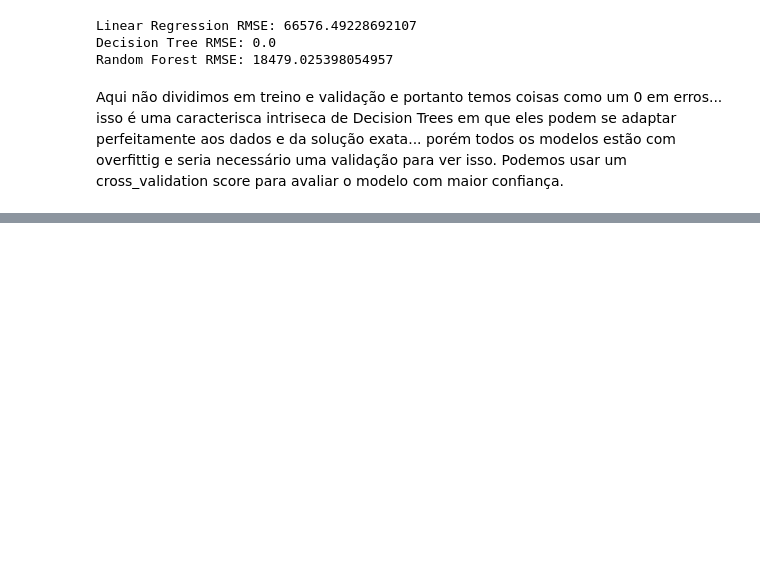
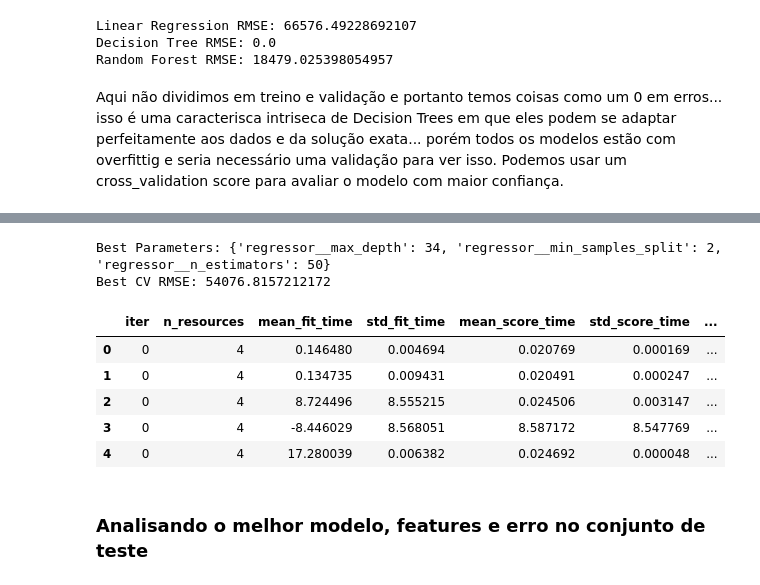
Before and after one commit to DuarteDvv/study, a Jupyter notebook: machine_learning/chapter2.ipynb, the cells around one changed output, grey strips where cells are left out. Saved outputs shown, nothing was run; the diff lists cells and outputs as text; code cells hidden in the pictures; blank space fills up the shorter version.

```diff
--- a/machine_learning/chapter2.ipynb
+++ b/machine_learning/chapter2.ipynb
@@ -699,0 +735,21 @@ from sklearn.model_selection import GridSearchCV
+# %%
+from sklearn.model_selection import RandomizedSearchCV
+from scipy.stats import randint
+
+param_dist = {
+    'regressor__n_estimators': randint(50, 300), # aqui estamos usando uma distribuição uniforme discreta para escolher o número de estimadores entre 50 e 300
+    'regressor__max_depth': randint(10, 50), # aqui estamos usando uma distribuição uniforme discreta para escolher a profundidade máxima entre 10 e 50
+    'regressor__min_samples_split': [2, 5],
+}
+
+
+# n_iter é o número de combinações aleatórias a serem testadas, nesse caso, vamos testar 10 combinações aleatórias dos hiperparâmetros definidos em param_dist.
+# teriamos entao 10 treinamentos e cada treinamento seria avaliado usando validação cruzada de 2 folds, totalizando 10*2 = 20 treinamentos e avaliações.
+
+random_search = RandomizedSearchCV(random_forest, param_dist, n_iter=10, scoring='neg_root_mean_squared_error', cv=2, n_jobs=-1, random_state=42)
+random_search.fit(housing, housing_labels)
+
+print("Best Parameters:", random_search.best_params_)
+print("Best CV RMSE:", -random_search.best_score_)
+cv_res_random = pd.DataFrame(random_search.cv_results_)
+cv_res_random.head()
@@ -699,0 +765,23 @@ from sklearn.model_selection import GridSearchCV
+# %%
+from sklearn.experimental import enable_halving_search_cv
+from sklearn.model_selection import HalvingRandomSearchCV
+
+
+halving_random_search = HalvingRandomSearchCV(random_forest, param_dist, scoring='neg_root_mean_squared_error', cv=2, n_jobs=-1, random_state=42, factor=3,  aggressive_elimination=True)
+halving_random_search.fit(housing, housing_labels)
+
+print("Best Parameters:", halving_random_search.best_params_)
+print("Best CV RMSE:", -halving_random_search.best_score_)
+cv_res_halving_random = pd.DataFrame(halving_random_search.cv_results_)
+cv_res_halving_random.head()
+# %% [output]
+Best Parameters: {'regressor__max_depth': 34, 'regressor__min_samples_split': 2, 'regressor__n_estimators': 50}
+Best CV RMSE: 54076.8157212172
+|  | iter | n_resources | mean_fit_time | std_fit_time | mean_score_time | std_score_time | ... |
+| 0 | 0 | 4 | 0.146480 | 0.004694 | 0.020769 | 0.000169 | ... |
+| 1 | 0 | 4 | 0.134735 | 0.009431 | 0.020491 | 0.000247 | ... |
+| 2 | 0 | 4 | 8.724496 | 8.555215 | 0.024506 | 0.003147 | ... |
+| 3 | 0 | 4 | -8.446029 | 8.568051 | 8.587172 | 8.547769 | ... |
+| 4 | 0 | 4 | 17.280039 | 0.006382 | 0.024692 | 0.000048 | ... |
+# %% [markdown]
+### Analisando o melhor modelo, features e erro no conjunto de teste
```
Also changed, not shown: parts of 7 cells of this notebook.
